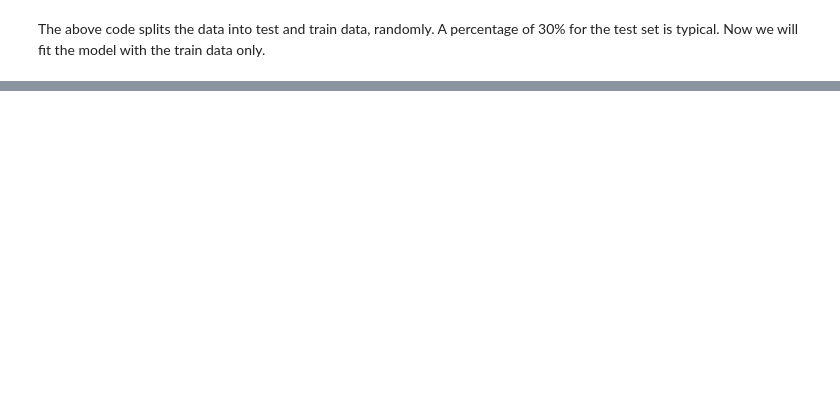
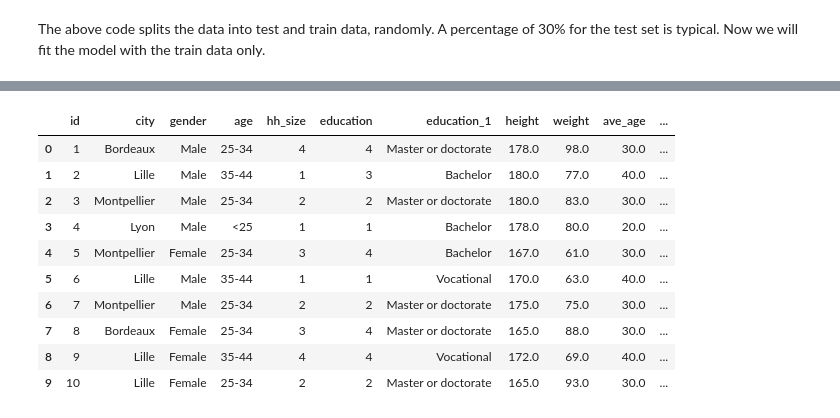
Before and after one commit to sjerrietukkel/fitbit_predictive, a Jupyter notebook: linear-regression.ipynb, the cells around one changed output, grey strips where cells are left out. Drawn from its saved outputs; the diff is of its cells as text; code cells hidden in the pictures; blank space fills up the shorter version.

```diff
--- a/linear-regression.ipynb
+++ b/linear-regression.ipynb
@@ -212,3 +229,19 @@ r2_score(y_test, y_test_p) #this gives the model fit (R2) for the Y and predicte
+# %%
+df_sub['bmi_score_p'] = lm.predict(y) #generate the predictions and add them to the dataframe
+df_sub['resid'] = df_sub['bmi_score'] - df_sub['bmi_score_p'] #get the residuals by subtracting the prediction from the actual views
+df_sub.head(10)
+# %% [output]
+|  | id | city | gender | age | hh_size | education | education_1 | height | weight | ave_age | ... |
+| 0 | 1 | Bordeaux | Male | 25-34 | 4 | 4 | Master or doctorate | 178.0 | 98.0 | 30.0 | ... |
+| 1 | 2 | Lille | Male | 35-44 | 1 | 3 | Bachelor | 180.0 | 77.0 | 40.0 | ... |
+| 2 | 3 | Montpellier | Male | 25-34 | 2 | 2 | Master or doctorate | 180.0 | 83.0 | 30.0 | ... |
+| 3 | 4 | Lyon | Male | <25 | 1 | 1 | Bachelor | 178.0 | 80.0 | 20.0 | ... |
+| 4 | 5 | Montpellier | Female | 25-34 | 3 | 4 | Bachelor | 167.0 | 61.0 | 30.0 | ... |
+| 5 | 6 | Lille | Male | 35-44 | 1 | 1 | Vocational | 170.0 | 63.0 | 40.0 | ... |
+| 6 | 7 | Montpellier | Male | 25-34 | 2 | 2 | Master or doctorate | 175.0 | 75.0 | 30.0 | ... |
+| 7 | 8 | Bordeaux | Female | 25-34 | 3 | 4 | Master or doctorate | 165.0 | 88.0 | 30.0 | ... |
+| 8 | 9 | Lille | Female | 35-44 | 4 | 4 | Vocational | 172.0 | 69.0 | 40.0 | ... |
+| 9 | 10 | Lille | Female | 25-34 | 2 | 2 | Master or doctorate | 165.0 | 93.0 | 30.0 | ... |
 # %%
 math.sqrt(mean_squared_error(y_test, y_test_p)) #this gives the model fit (R2) for the Y and predicted Y
 # %% [output]
```
Also changed, not shown: parts of 10 cells of this notebook.
